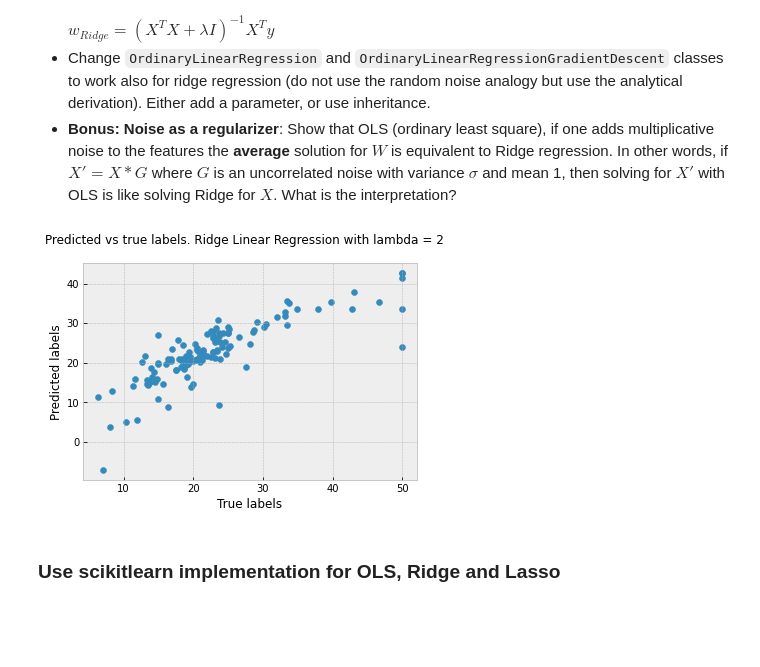
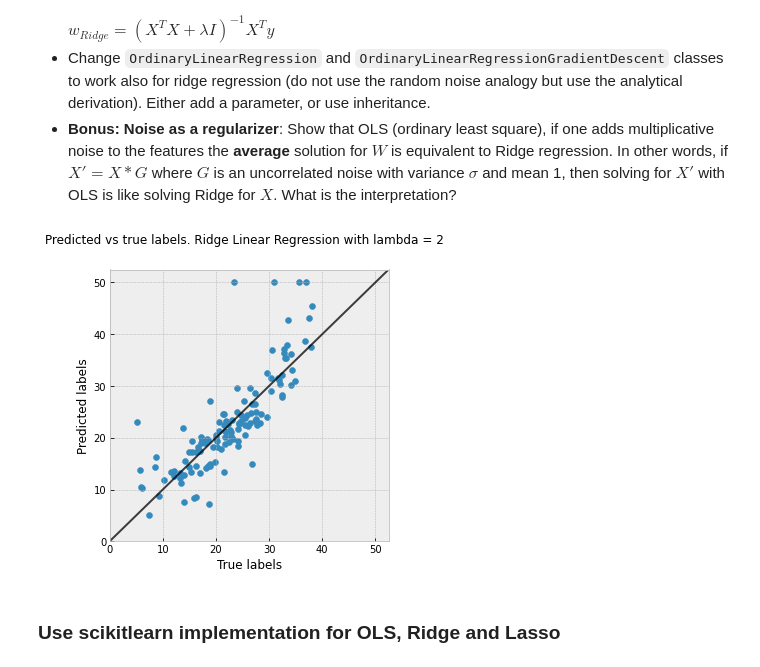
Before and after one commit to tansla/ydata_supervised_hw2, a Jupyter notebook: Regression_&_Regularization_Exercise.ipynb, the cells around one changed output. Drawn from its saved outputs; the diff is of its cells as text; code cells hidden in the pictures; blank space fills up the shorter version.

```diff
--- a/Regression_&_Regularization_Exercise.ipynb
+++ b/Regression_&_Regularization_Exercise.ipynb
@@ -110,6 +112,25 @@ class Ols(object):
   def score(self, X, Y):
     #return MSE
     return ((X-Y)**2).mean()
+# %%
+def plot_scatter(X,Y, title):
+    plt.style.use('bmh')
+    fig, ax = plt.subplots(figsize=(5,5))
+
+    fig.suptitle(title)
+    x_max = max(X.max(),Y.max())*1.05
+    plt.scatter(X, Y)
+    ax.set_xlim(0,x_max)
+    ax.set_ylim(0,x_max)
+    ax.set_xlabel('True labels')
+    ax.set_ylabel('Predicted labels')
+
+    lims = [ np.min([0,x_max]), np.max([0,x_max]) ]
+
+    # now plot both limits against eachother
+    ax.plot(lims, lims, 'k-', alpha=0.75)
+
+    plt.show()
 # %%
 X, y = load_boston(return_X_y=True)
 # %% [output]
@@ -340,21 +366,15 @@ class RidgeLs(Ols):
     part1 = np.linalg.inv(np.matmul(X.T,X) + self.ridge_lambda * np.identity(X.shape[1]))
     self.w = np.matmul(np.matmul(part1,X.T),Y)
 # %%
+
+ridge_lambda = 2
 X_train, X_test, y_train, y_test = train_test_split(X, y, test_size=0.25)
-ridge_lambda = 2
 my_ols = RidgeLs(ridge_lambda)
 my_ols.fit(X_train,y_train)
 y_pred = my_ols.predict(X_test)
-
-plt.style.use('bmh')
-fig, ax = plt.subplots()
-ax.scatter(y_test,y_pred)
-fig.suptitle(f'Predicted vs true labels. Ridge Linear Regression with lambda = {ridge_lambda}')
-ax.set_xlabel('True labels')
-ax.set_ylabel('Predicted labels')
-# fig.savefig('q1.png', dpi=300)
-fig.show()
+label = f'Predicted vs true labels. Ridge Linear Regression with lambda = {ridge_lambda}'
+plot_scatter(y_pred, y_test,label)
 # %% [output]
-[figure, old version]
+[figure, new version]
 # %% [markdown]
 ### Use scikitlearn implementation for OLS, Ridge and Lasso
```
Also changed, not shown: parts of 9 cells of this notebook.
